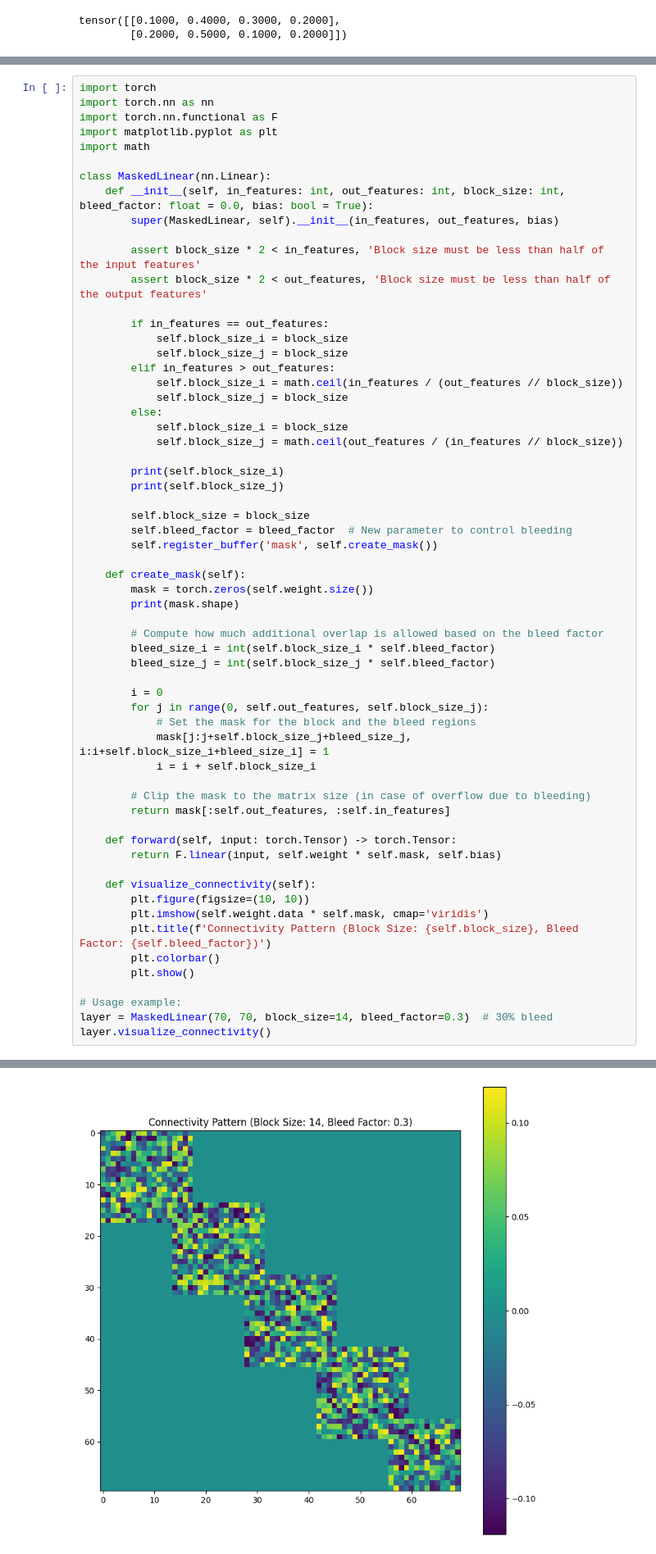
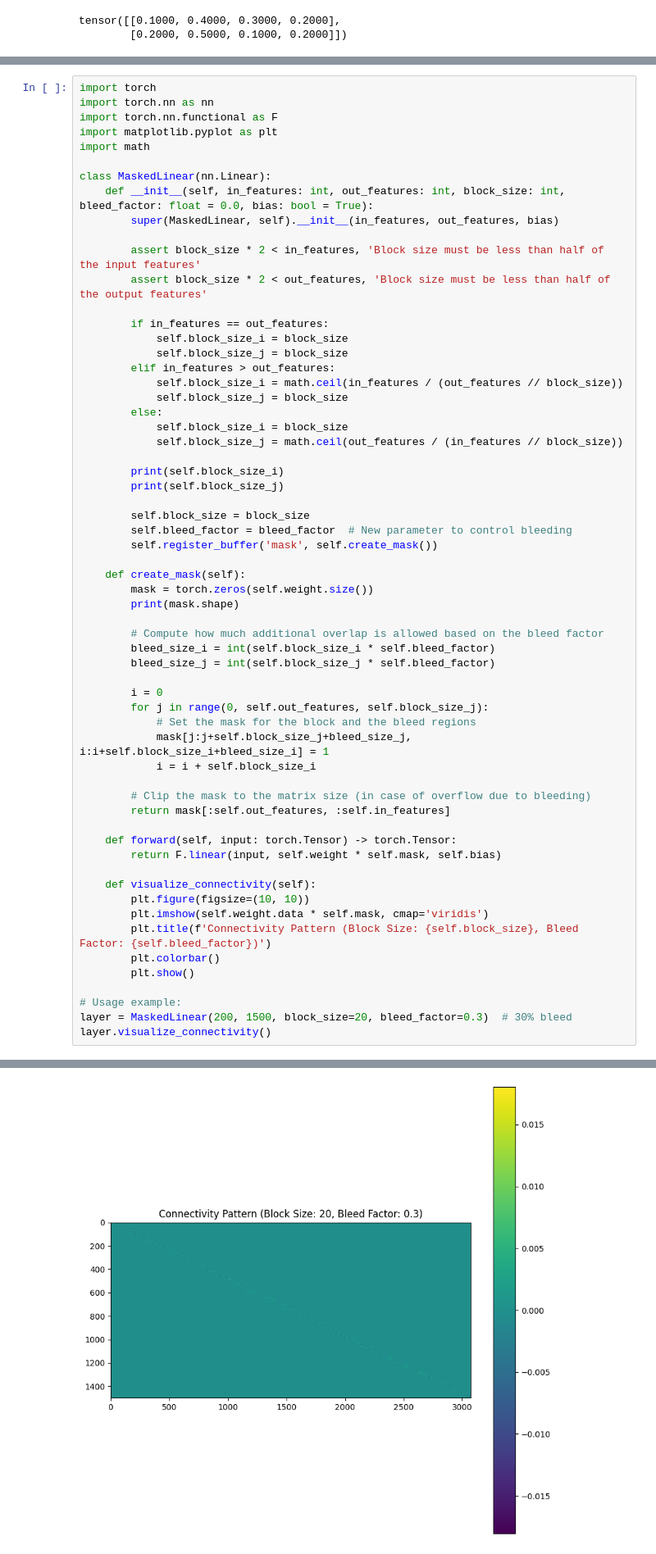
Before and after one commit to and-rewsmith/RecurrentForwardForward, a Jupyter notebook: playground/play.ipynb, the cells around one changed output, grey strips where cells are left out. Shown at 82% size. Drawn from its saved outputs; the diff is of its cells as text.

```diff
--- a/playground/play.ipynb
+++ b/playground/play.ipynb
@@ -126,6 +126,6 @@ class MaskedLinear(nn.Linear):
         plt.show()
 
 # Usage example:
-layer = MaskedLinear(70, 70, block_size=14, bleed_factor=0.3)  # 30% bleed
+layer = MaskedLinear(200, 1500, block_size=20, bleed_factor=0.3)  # 30% bleed
 layer.visualize_connectivity()
 # %% [output]
@@ -135,4 +135,4 @@ torch.Size([70, 70])
-[figure, old version]
+[figure, new version]
 # %%
 # Updated function without prints and assuming label data is passed directly
 def is_confident(softmax_output, correct_labels):
```
Also changed, not shown: parts of 1 cell of this notebook, 3 other files.
